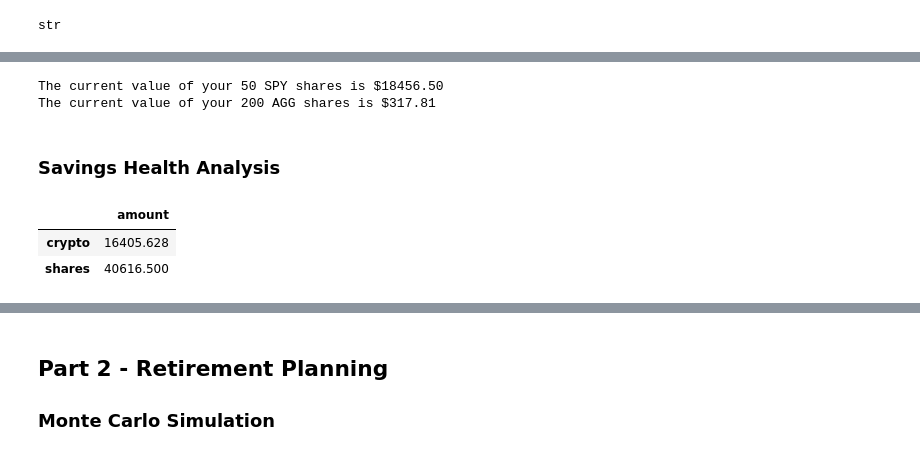
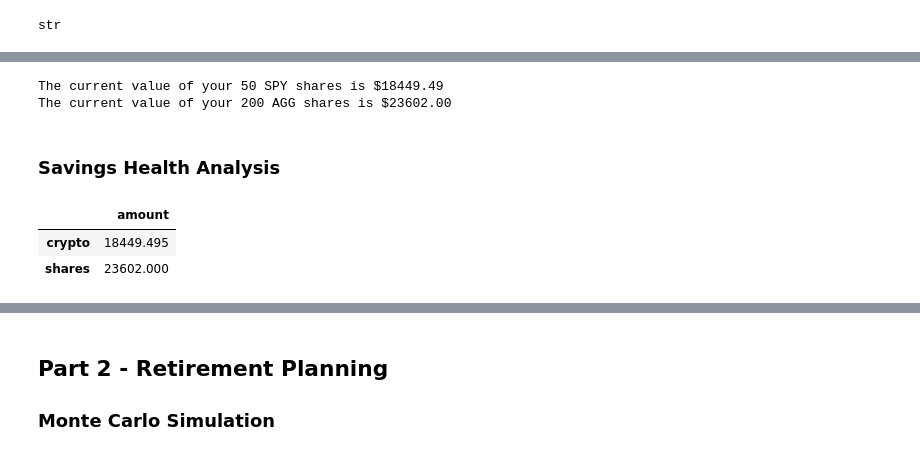
Before and after one commit to alveraboquet/fintech.homework, a Jupyter notebook: unit_5_financial_planning/financial-planner.ipynb, the cells around one changed output, grey strips where cells are left out. Cells and saved outputs as stored; diff of their text form; code cells hidden in the pictures.

```diff
--- a/unit_5_financial_planning/financial-planner.ipynb
+++ b/unit_5_financial_planning/financial-planner.ipynb
@@ -155,26 +155,30 @@ Current SPY closing price: $369.13
 # %%
 # Compute the current value of shares
-my_spy_value = spy_close_price * SPY_stock_shares
-my_agg_value = agg_close_price + AGG_bond_shares
+my_spy_value = spy_close_price * my_spy
+my_agg_value = agg_close_price * my_agg
 
 # Print current value of share
 print(f"The current value of your {my_spy} SPY shares is ${my_spy_value:0.2f}")
 print(f"The current value of your {my_agg} AGG shares is ${my_agg_value:0.2f}")
 # %% [output]
-The current value of your 50 SPY shares is $18456.50
-The current value of your 200 AGG shares is $317.81
+The current value of your 50 SPY shares is $18449.49
+The current value of your 200 AGG shares is $23602.00
 # %% [markdown]
 ### Savings Health Analysis
 # %%
 # Set monthly household income
-# YOUR CODE HERE!
+monthly_income = 12000
 
 # Create savings DataFrame
-# YOUR CODE HERE!
+df_savings = pd.DataFrame(
+    [[my_spy_value],
+    [my_agg_value]],
+    columns = ['amount'],
+    index = ['crypto', 'shares'])
 
 # Display savings DataFrame
 display(df_savings)
 # %% [output]
 |  | amount |
-| crypto | 16405.628 |
-| shares | 40616.500 |
+| crypto | 18449.495 |
+| shares | 23602.000 |
```
Also changed, not shown: parts of 10 cells of this notebook, 11 other files.
